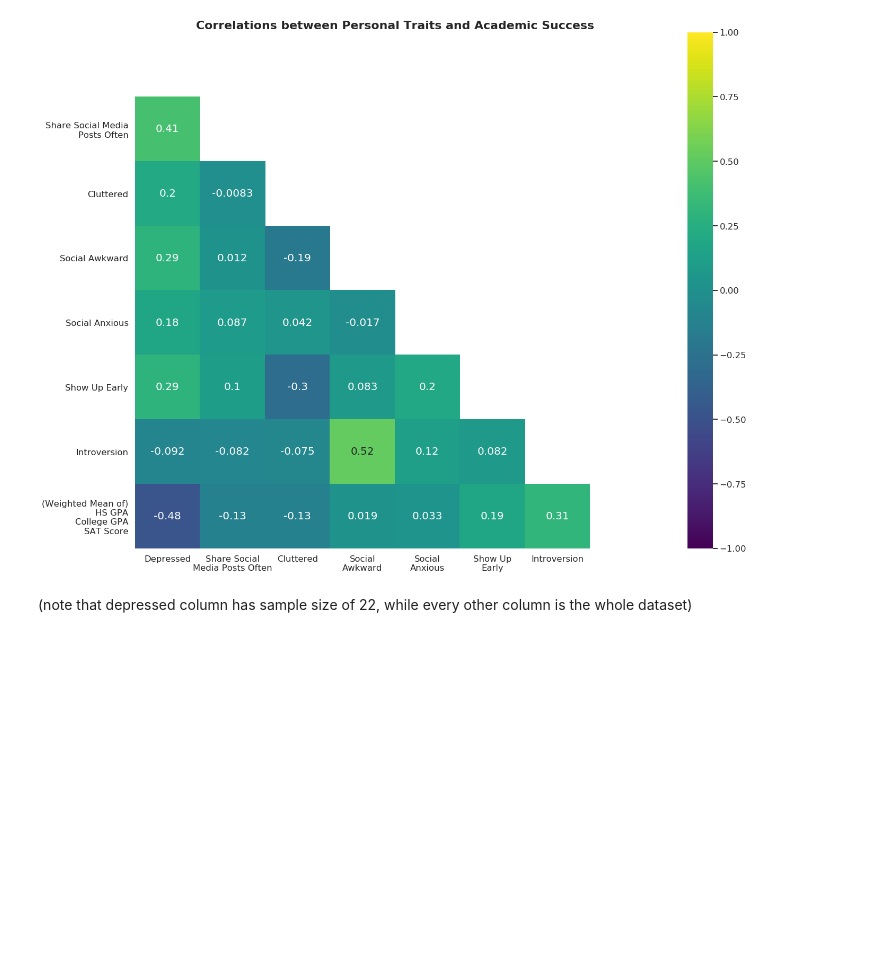
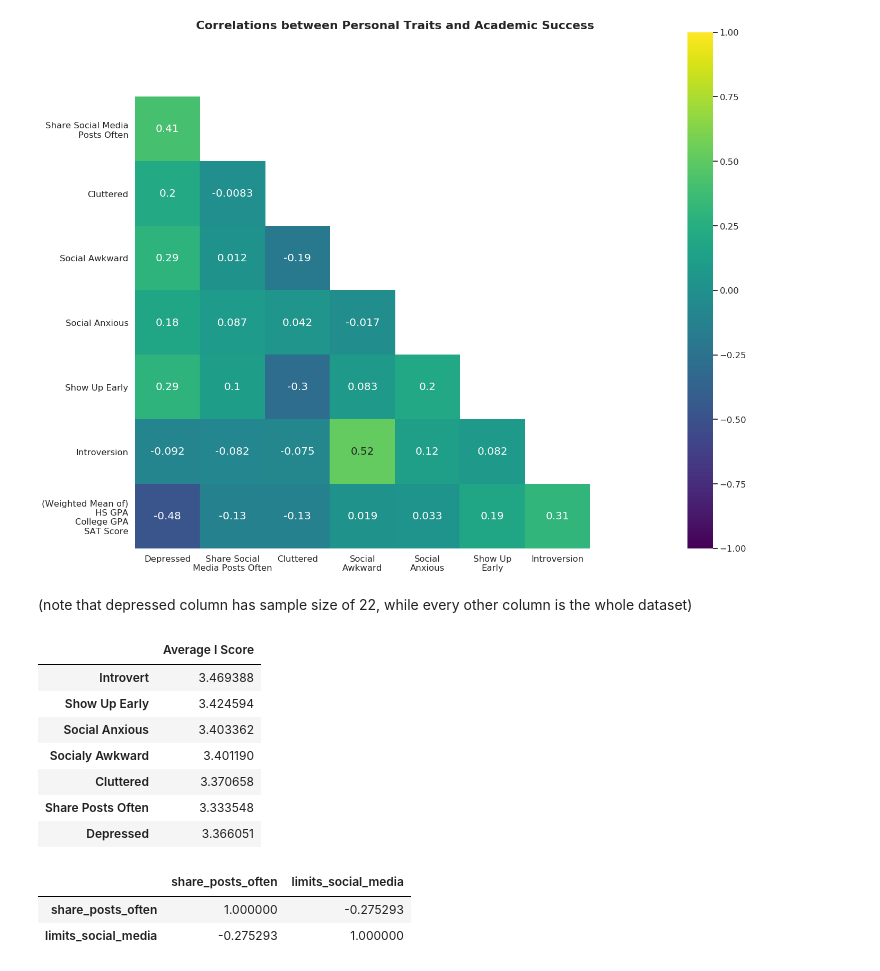
Before and after one commit to dennisfarmer/Factors-of-Academic-Success, a Jupyter notebook: eda.ipynb, the cells around one changed output. Saved outputs shown, nothing was run; the diff lists cells and outputs as text; code cells hidden in the pictures; blank space fills up the shorter version.

```diff
--- a/eda.ipynb
+++ b/eda.ipynb
@@ -1521,3 +1553,22 @@ plt.show()
 [figure]
 # %% [markdown]
 (note that depressed column has sample size of 22, while every other column is the whole dataset)
+# %%
+data = get_avg_i_scores(surveydata, surveydata[['depressed','share_posts_often', 'cluttered', 'social_awkward', 'social_anxious', 'show_up_early', 'introvert'][::-1]])
+data.index = ['Depressed','Share Posts Often','Cluttered','Socialy Awkward','Social Anxious','Show Up Early','Introvert'][::-1]
+pd.DataFrame(data, columns=['Average I Score'])
+# %% [output]
+|  | Average I Score |
+| Introvert | 3.469388 |
+| Show Up Early | 3.424594 |
+| Social Anxious | 3.403362 |
+| Socialy Awkward | 3.401190 |
+| Cluttered | 3.370658 |
+| Share Posts Often | 3.333548 |
+| Depressed | 3.366051 |
+# %%
+surveydata[['share_posts_often', 'limits_social_media']].corr()
+# %% [output]
+|  | share_posts_often | limits_social_media |
+| share_posts_often | 1.000000 | -0.275293 |
+| limits_social_media | -0.275293 | 1.000000 |
```
Also changed, not shown: parts of 24 cells of this notebook, 27 other files.
